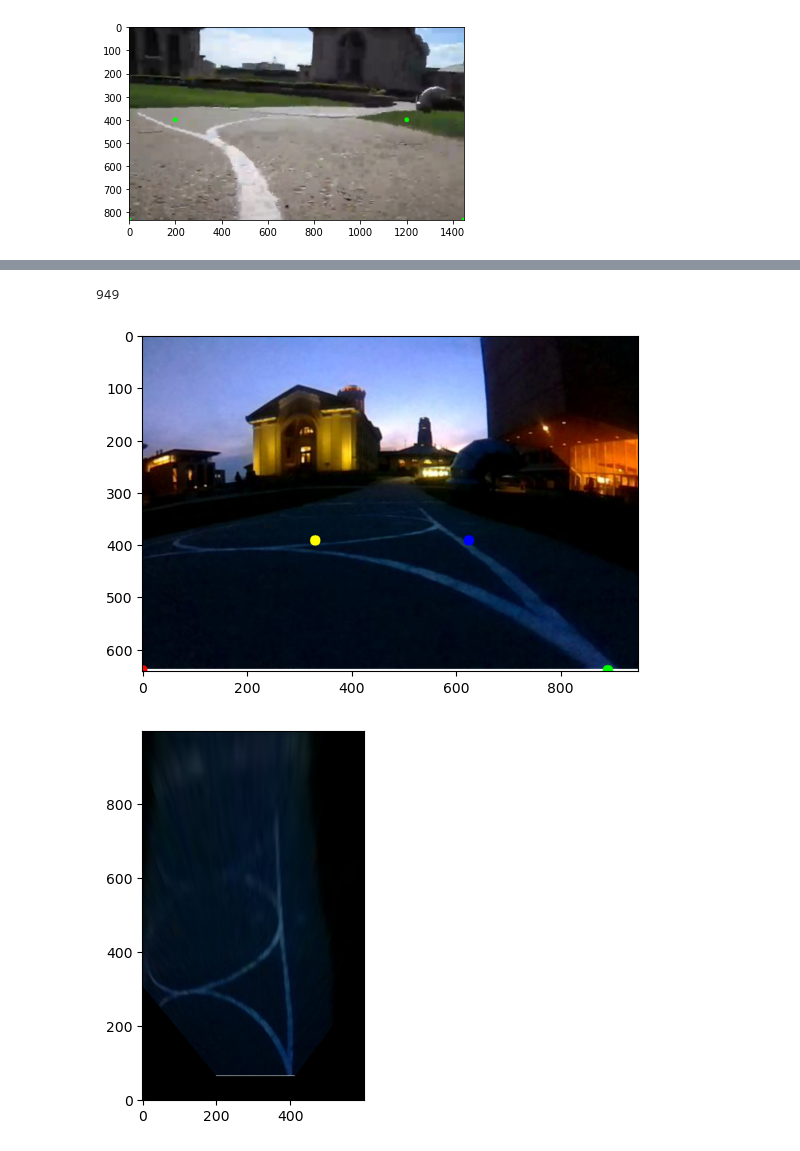
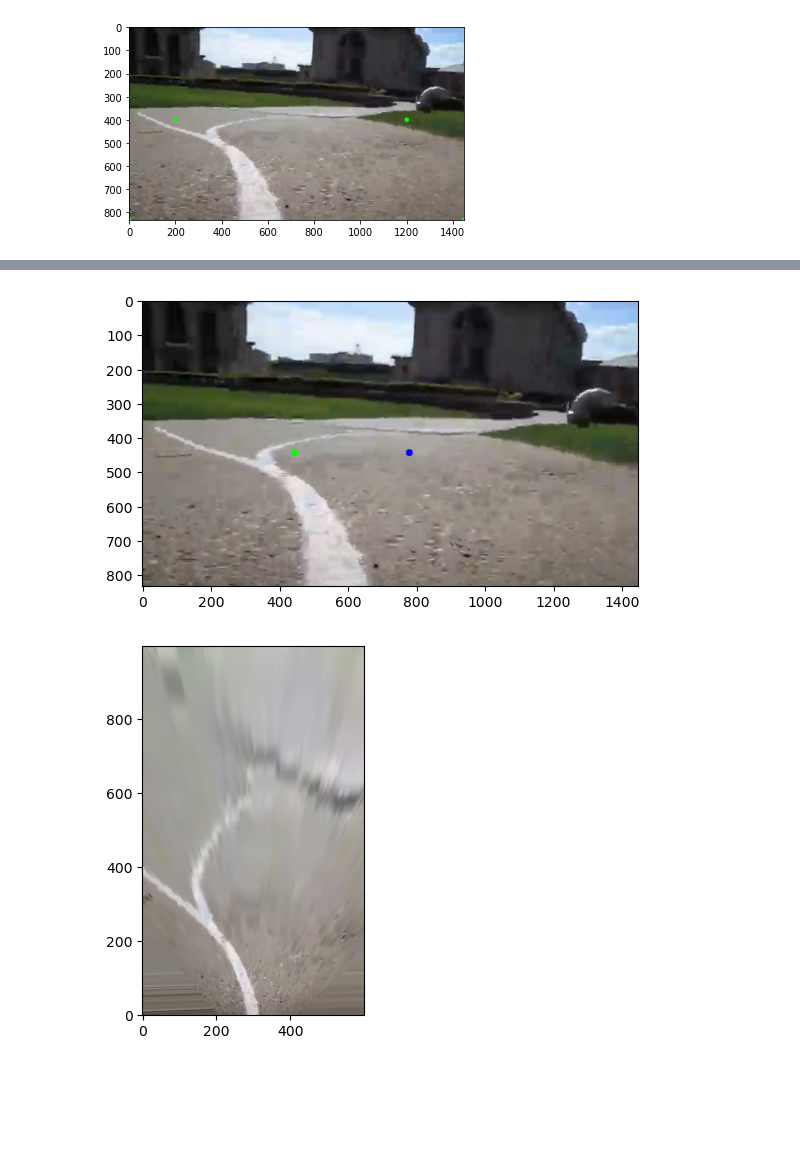
Before and after one commit to atomicapple0/mobots-2023, a Jupyter notebook: processing.ipynb, the cells around one changed output, grey strips where cells are left out. Cells and saved outputs as stored; diff of their text form; code cells hidden in the pictures; blank space fills up the shorter version.

```diff
--- a/processing.ipynb
+++ b/processing.ipynb
@@ -28,15 +28,16 @@ plt.show()
 # %% [output]
 [figure]
 # %%
-img_name = "imgs/image_358.png"
+# img_name = "checkerboard/ck6.jpg"
+img_name = "imgs/image_369.png"
 img = bgr2rgb(cv2.imread(img_name))
 H,W,_ = img.shape
 # %%
-resize = H/360
-src = [(351,220), (500,359), (0,359), (186,220)]
+resize=1.2
+src = [(650,370), (370,370), (0,700), (1000,730)]
 src = [(int(resize*x),int(resize*y)) for x,y in src]
-dst = [(10, 34), (10, 6.5), (-10, 6.5), (-10, 34)] # inches
+dst = [(10, 34), (-10, 34), (-10, 0), (10, 0)] # inches
 dst = [(10*(x + 30), 10*y) for (x,y) in dst]
 dst_np = np.array(dst, dtype=np.float32)
 src_np = np.array(src, dtype=np.float32)
-resize,src_np, dst_np
+# resize,src_np, dst_np
@@ -53,29 +44,23 @@ resize,src_np, dst_np
-# %%
-W
-# %% [output]
-949
 # %%
-
-
 SCALE = 1000
 colors = [
-    (0, 0, 255),  # red
-    (0, 255, 0),  # green
-    (255, 0, 0),  # blue
-    (255, 255, 0),  # cyan
+    (0, 0, 255),  # green
+    (0, 255, 0),  # blue
+    (255, 0, 0),  # red
+    (255, 255, 0),  # yellow
 ]
 for cnr_idx, (x, y) in enumerate(src):
     cv2.circle(img, (x, y), 10, colors[cnr_idx], -1)
 plt.imshow(img)
 plt.show()
 
 img = bgr2rgb(cv2.imread(img_name))
 
 M = cv2.getPerspectiveTransform(src_np, dst_np)
 h, w = img.shape[:2]
-warped = cv2.warpPerspective(img, M, (600, 1000), flags=cv2.INTER_LINEAR)
+warped = cv2.warpPerspective(img, M, (600, 1000), flags=cv2.INTER_LINEAR, borderMode=cv2.BORDER_REPLICATE)
 plt.imshow(warped, origin='lower')
 plt.show()
 # %% [output]
-[figure, old version]
+[figure, new version]
-[figure, old version]
+[figure, new version]
```
Also changed, not shown: parts of 11 cells of this notebook.
